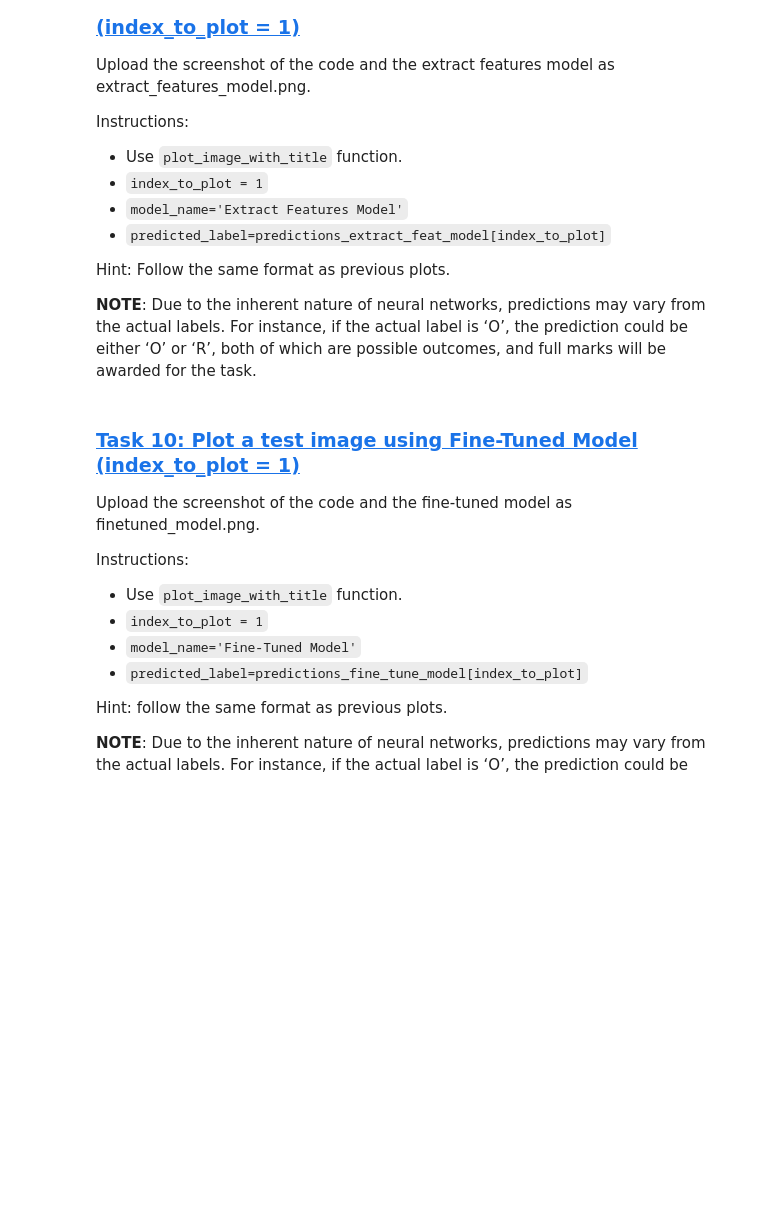
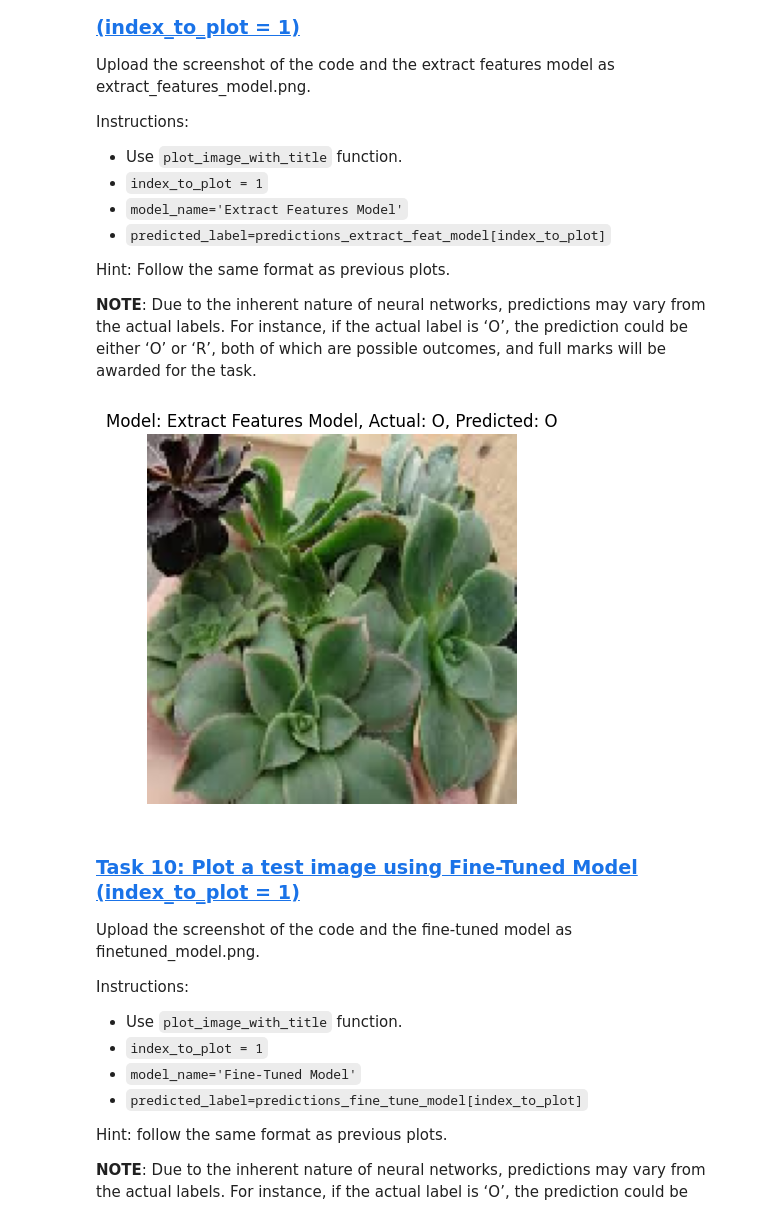
Before and after one commit to Labrosvel/ml-01-classify-waste-products, a Jupyter notebook: notebooks/Classify_Waste_Products.ipynb, the cells around one changed output. Cells and saved outputs as stored; diff of their text form; code cells hidden in the pictures; blank space fills up the shorter version.

```diff
--- a/notebooks/Classify_Waste_Products.ipynb
+++ b/notebooks/Classify_Waste_Products.ipynb
@@ -700,6 +897,16 @@ Hint: Follow the same format as previous plots.
 **NOTE**: Due to the inherent nature of neural networks, predictions may vary from the actual labels. For instance, if the actual label is ‘O’, the prediction could be either ‘O’ or ‘R’, both of which are possible outcomes, and full marks will be awarded for the task.
 # %%
 # Task 9: Plot a test image using Extract Features Model (index_to_plot = 1)
+
+index_to_plot = 1
+plot_image_with_title(
+    image=test_imgs[index_to_plot].astype('uint8'),
+    model_name='Extract Features Model',
+    actual_label=test_labels[index_to_plot],
+    predicted_label=predictions_extract_feat_model[index_to_plot],
+    )
+# %% [output]
+[figure, added]
 # %% [markdown]
 ### <a id='toc1_13_2_'></a>[**Task 10: Plot a test image using Fine-Tuned Model (index_to_plot = 1)**](#toc0_)
 
```
Also changed, not shown: parts of 22 cells of this notebook, 2 other files.
